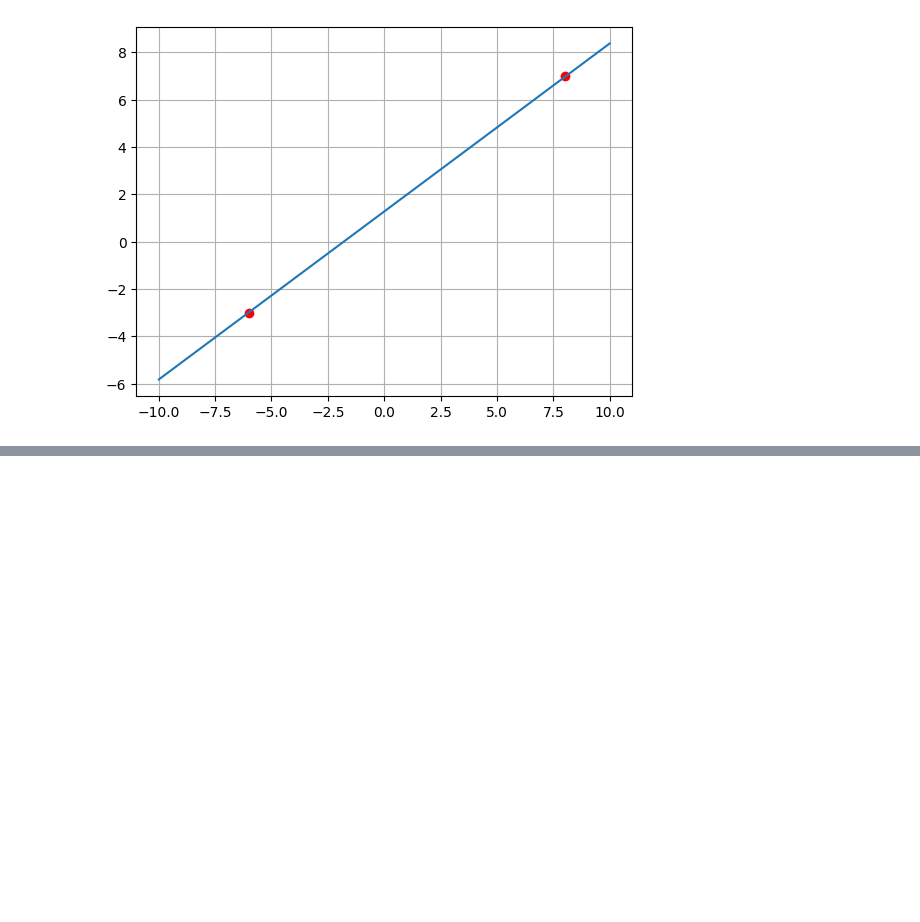
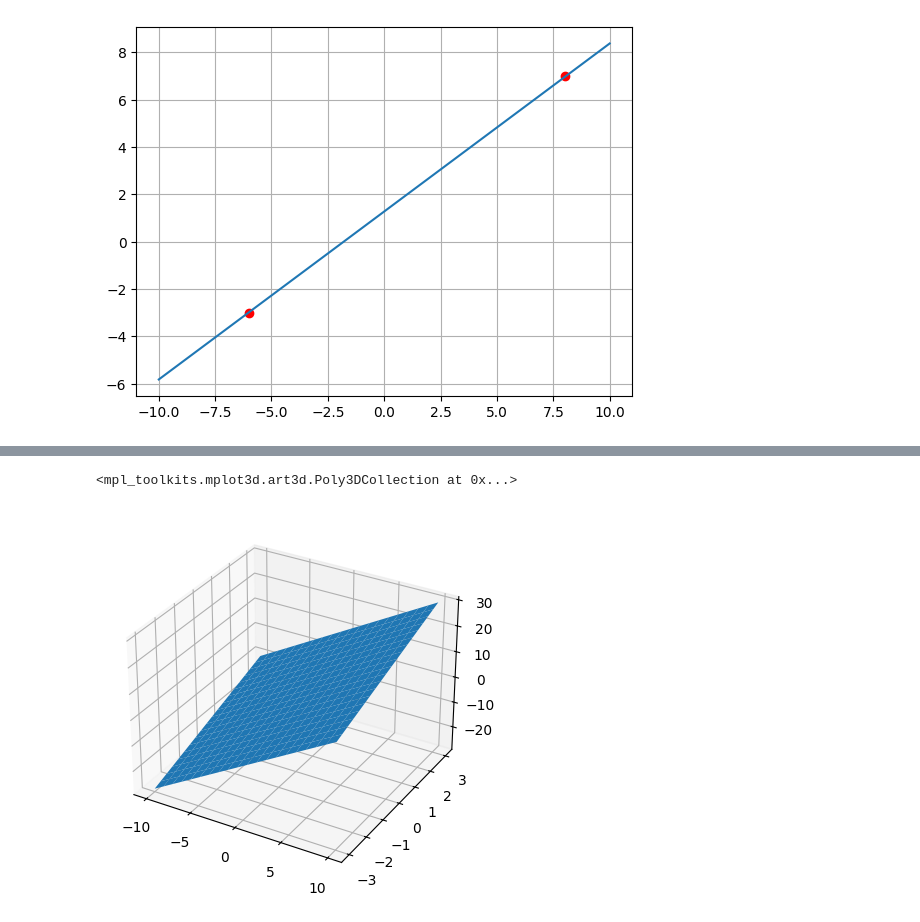
Before and after one commit to warwavn/AI-SUT2025, a Jupyter notebook: Day1 Introduction/linear_equation.ipynb, the cells around one changed output, grey strips where cells are left out. Drawn from its saved outputs; the diff is of its cells as text; code cells hidden in the pictures; blank space fills up the shorter version.

```diff
--- a/Day1 Introduction/linear_equation.ipynb
+++ b/Day1 Introduction/linear_equation.ipynb
@@ -77,0 +80,9 @@ plt.grid()
+# %%
+a = np.linspace(-10,10,20)
+b = np.linspace(-3,3,20)
+
+z = 1 + 2*a+3*b
+
+print("a",a)
+print("b",b)
+print("z",z)
@@ -77,0 +102,9 @@ plt.grid()
+# %%
+a_new,b_new = np.meshgrid(a,b)
+z = 1 + 2*a_new+3*b_new
+fig = plt.figure()   #set fig for 3D - default 2D plt
+ax = plt.axes(projection = '3d')
+ax.plot_surface(a_new,b_new,z)
+# %% [output]
+<mpl_toolkits.mplot3d.art3d.Poly3DCollection at 0x...>
+[figure, added]
```
Also changed, not shown: parts of 2 cells of this notebook.
